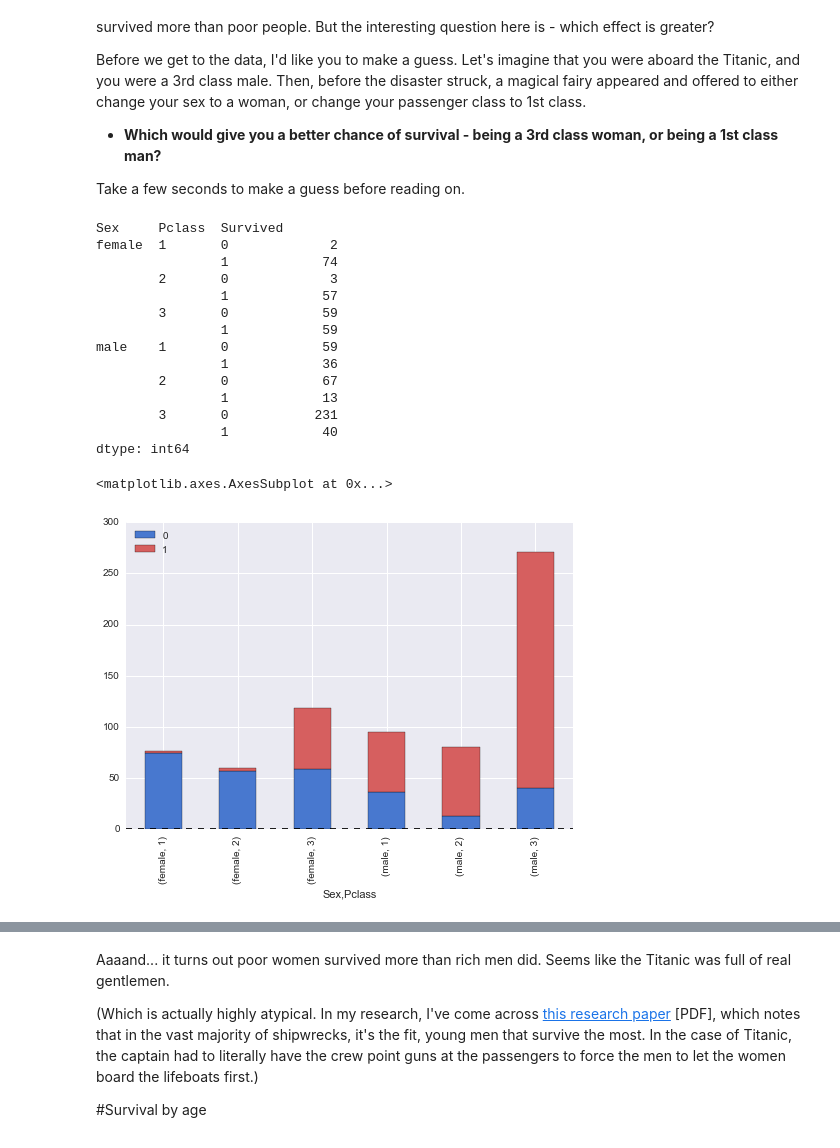
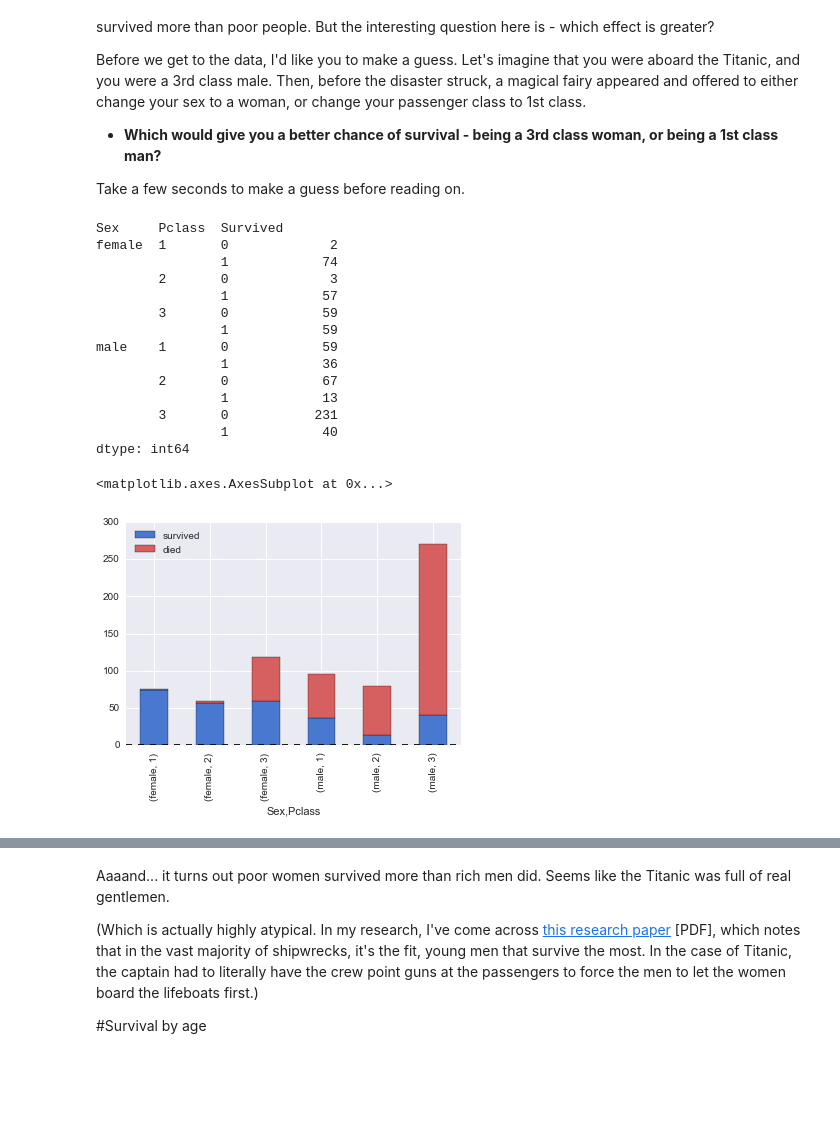
Before and after one commit to Mistborn/titanic, a Jupyter notebook: Titanic.ipynb, the cells around one changed output, grey strips where cells are left out. Cells and saved outputs as stored; diff of their text form; code cells hidden in the pictures; blank space fills up the shorter version.

Commit message:
Fix labels for gender-class graph.

```diff
--- a/Titanic.ipynb
+++ b/Titanic.ipynb
@@ -91,27 +91,27 @@ Take a few seconds to make a guess before reading on.
 # %%
 gender_class_people = people.groupby(['Sex', 'Pclass', 'Survived']).size()
 print(gender_class_people)
 survivors = gender_class_people.groupby(level=('Sex', 'Pclass')).last()
 dead = gender_class_people.groupby(level=('Sex', 'Pclass')).first()
-gender_class_survival = pd.concat([survivors, dead], axis=1)
+gender_class_survival = pd.concat([survivors, dead], axis=1, keys=['survived','died'])
 gender_class_survival.plot(kind='bar', stacked=True)
 # %% [output]
 Sex     Pclass  Survived
 female  1       0             2
                 1            74
         2       0             3
                 1            57
         3       0            59
                 1            59
 male    1       0            59
                 1            36
         2       0            67
                 1            13
         3       0           231
                 1            40
 dtype: int64
 <matplotlib.axes.AxesSubplot at 0x...>
-[figure, old version]
+[figure, new version]
 # %%
 gender_class_survival.div(gender_class_survival.sum(axis=1), axis=0).plot(kind='bar', stacked=True)
 # %% [output]
```
Also changed, not shown: parts of 7 cells of this notebook.
